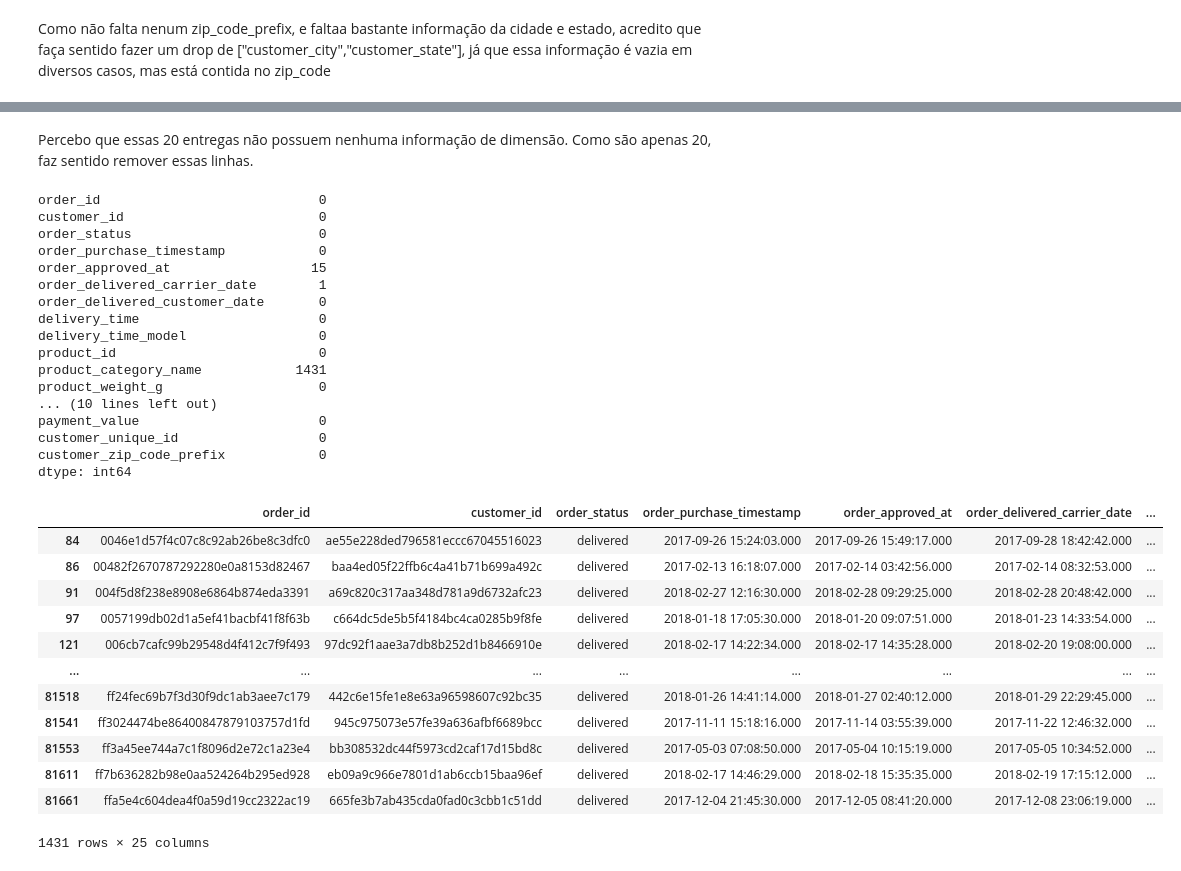
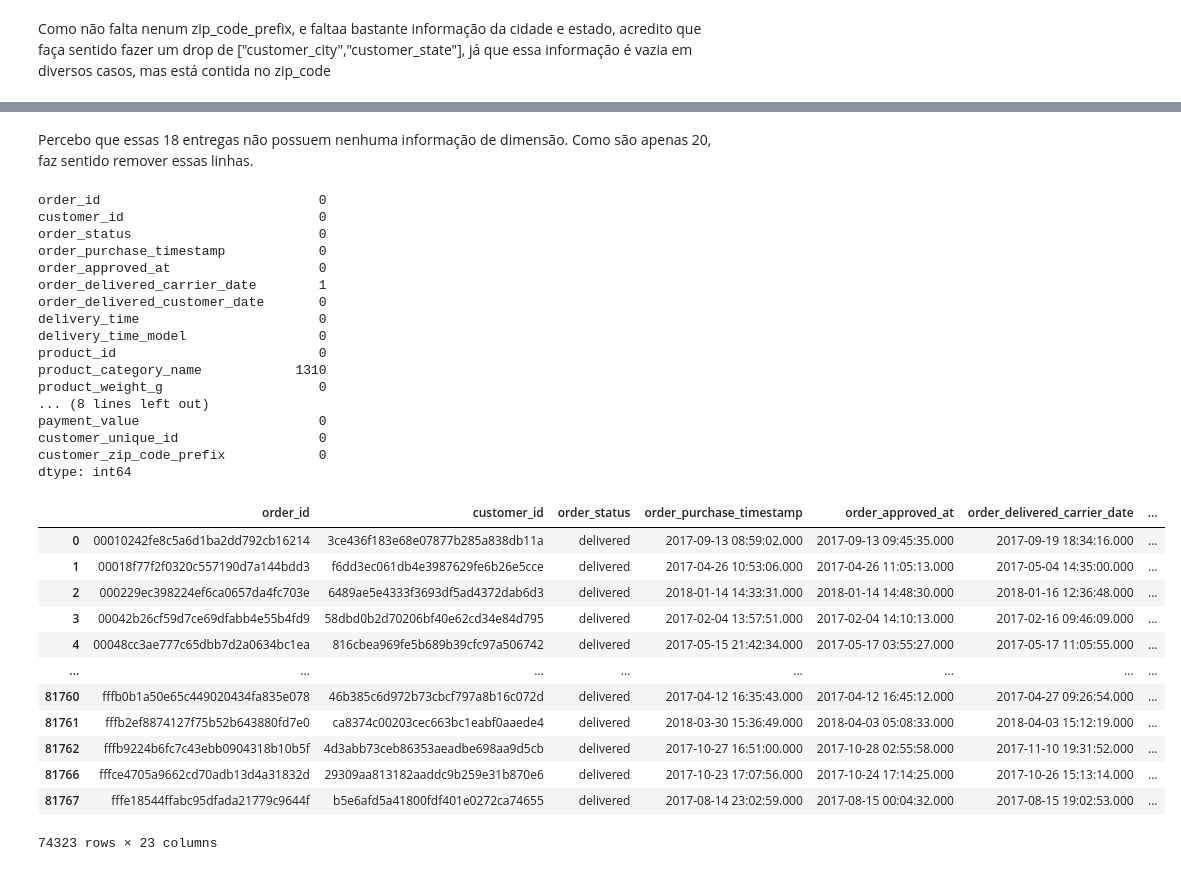
Before and after one commit to mateusono1/De-Company, a Jupyter notebook: main.ipynb, the cells around one changed output, grey strips where cells are left out. Cells and saved outputs as stored; diff of their text form; code cells hidden in the pictures.

Commit message:
Limpeza de linhas duplicadas, colunas inúteis,linhas sem info, coluna de datas formatada para datetime

```diff
--- a/main.ipynb
+++ b/main.ipynb
@@ -5,5 +8,6 @@ import numpy as np
 pd.set_option('display.max_columns', None)
 # %%
 df=pd.read_csv("Data/DE&CO_14_06.csv")
-len(df.columns)
+df.drop_duplicates(inplace=True)
+len(df)
 # %% [output]
@@ -50,7 +54,7 @@ dtype: int64
 # %% [markdown]
 Como não falta nenum zip_code_prefix, e faltaa bastante informação da cidade e estado, acredito que faça sentido fazer um drop de ["customer_city","customer_state"], já que essa informação é vazia em diversos casos, mas está contida no zip_code
 # %%
-df.drop(columns=["customer_city","customer_state"], inplace=True)
+df.drop(columns=["customer_city","customer_state","seller_city","seller_state"], inplace=True)
 # %%
 vazios=df.isnull().sum()
 vazios
@@ -72,5 +76,7 @@ payment_value                       0
 customer_unique_id                  0
 customer_zip_code_prefix            0
 dtype: int64
+# %%
+df=df[df["order_approved_at"].notnull()]
 # %%
 df.loc[df["product_height_cm"].isnull(),["product_height_cm","product_weight_g","product_length_cm","product_width_cm"]]
@@ -80,5 +102,5 @@ numpy.float64
 # %% [markdown]
-Percebo que essas 20 entregas não possuem nenhuma informação de dimensão. Como são apenas 20, faz sentido remover essas linhas.
+Percebo que essas 18 entregas não possuem nenhuma informação de dimensão. Como são apenas 20, faz sentido remover essas linhas.
 # %%
 df=df[df["product_height_cm"].notnull()]
 df.isnull().sum()
@@ -87,32 +109,32 @@ order_id                            0
 customer_id                         0
 order_status                        0
 order_purchase_timestamp            0
-order_approved_at                  15
+order_approved_at                   0
 order_delivered_carrier_date        1
 order_delivered_customer_date       0
 delivery_time                       0
 delivery_time_model                 0
 product_id                          0
-product_category_name            1431
+product_category_name            1310
 product_weight_g                    0
-... (10 lines left out)
+... (8 lines left out)
 payment_value                       0
 customer_unique_id                  0
 customer_zip_code_prefix            0
 dtype: int64
 # %%
-display(df[df["product_category_name"].isnull()])
+display(df)
 # %% [output]
 |  | order_id | customer_id | order_status | order_purchase_timestamp | order_approved_at | order_delivered_carrier_date | ... |
-| 84 | 0046e1d57f4c07c8c92ab26be8c3dfc0 | ae55e228ded796581eccc67045516023 | delivered | 2017-09-26 15:24:03.000 | 2017-09-26 15:49:17.000 | 2017-09-28 18:42:42.000 | ... |
-| 86 | 00482f2670787292280e0a8153d82467 | baa4ed05f22ffb6c4a41b71b699a492c | delivered | 2017-02-13 16:18:07.000 | 2017-02-14 03:42:56.000 | 2017-02-14 08:32:53.000 | ... |
-| 91 | 004f5d8f238e8908e6864b874eda3391 | a69c820c317aa348d781a9d6732afc23 | delivered | 2018-02-27 12:16:30.000 | 2018-02-28 09:29:25.000 | 2018-02-28 20:48:42.000 | ... |
-| 97 | 0057199db02d1a5ef41bacbf41f8f63b | c664dc5de5b5f4184bc4ca0285b9f8fe | delivered | 2018-01-18 17:05:30.000 | 2018-01-20 09:07:51.000 | 2018-01-23 14:33:54.000 | ... |
-| 121 | 006cb7cafc99b29548d4f412c7f9f493 | 97dc92f1aae3a7db8b252d1b8466910e | delivered | 2018-02-17 14:22:34.000 | 2018-02-17 14:35:28.000 | 2018-02-20 19:08:00.000 | ... |
+| 0 | 00010242fe8c5a6d1ba2dd792cb16214 | 3ce436f183e68e07877b285a838db11a | delivered | 2017-09-13 08:59:02.000 | 2017-09-13 09:45:35.000 | 2017-09-19 18:34:16.000 | ... |
+| 1 | 00018f77f2f0320c557190d7a144bdd3 | f6dd3ec061db4e3987629fe6b26e5cce | delivered | 2017-04-26 10:53:06.000 | 2017-04-26 11:05:13.000 | 2017-05-04 14:35:00.000 | ... |
+| 2 | 000229ec398224ef6ca0657da4fc703e | 6489ae5e4333f3693df5ad4372dab6d3 | delivered | 2018-01-14 14:33:31.000 | 2018-01-14 14:48:30.000 | 2018-01-16 12:36:48.000 | ... |
+| 3 | 00042b26cf59d7ce69dfabb4e55b4fd9 | 58dbd0b2d70206bf40e62cd34e84d795 | delivered | 2017-02-04 13:57:51.000 | 2017-02-04 14:10:13.000 | 2017-02-16 09:46:09.000 | ... |
+| 4 | 00048cc3ae777c65dbb7d2a0634bc1ea | 816cbea969fe5b689b39cfc97a506742 | delivered | 2017-05-15 21:42:34.000 | 2017-05-17 03:55:27.000 | 2017-05-17 11:05:55.000 | ... |
 | ... | ... | ... | ... | ... | ... | ... | ... |
-| 81518 | ff24fec69b7f3d30f9dc1ab3aee7c179 | 442c6e15fe1e8e63a96598607c92bc35 | delivered | 2018-01-26 14:41:14.000 | 2018-01-27 02:40:12.000 | 2018-01-29 22:29:45.000 | ... |
-| 81541 | ff3024474be86400847879103757d1fd | 945c975073e57fe39a636afbf6689bcc | delivered | 2017-11-11 15:18:16.000 | 2017-11-14 03:55:39.000 | 2017-11-22 12:46:32.000 | ... |
-| 81553 | ff3a45ee744a7c1f8096d2e72c1a23e4 | bb308532dc44f5973cd2caf17d15bd8c | delivered | 2017-05-03 07:08:50.000 | 2017-05-04 10:15:19.000 | 2017-05-05 10:34:52.000 | ... |
-| 81611 | ff7b636282b98e0aa524264b295ed928 | eb09a9c966e7801d1ab6ccb15baa96ef | delivered | 2018-02-17 14:46:29.000 | 2018-02-18 15:35:35.000 | 2018-02-19 17:15:12.000 | ... |
-| 81661 | ffa5e4c604dea4f0a59d19cc2322ac19 | 665fe3b7ab435cda0fad0c3cbb1c51dd | delivered | 2017-12-04 21:45:30.000 | 2017-12-05 08:41:20.000 | 2017-12-08 23:06:19.000 | ... |
+| 81760 | fffb0b1a50e65c449020434fa835e078 | 46b385c6d972b73cbcf797a8b16c072d | delivered | 2017-04-12 16:35:43.000 | 2017-04-12 16:45:12.000 | 2017-04-27 09:26:54.000 | ... |
+| 81761 | fffb2ef8874127f75b52b643880fd7e0 | ca8374c00203cec663bc1eabf0aaede4 | delivered | 2018-03-30 15:36:49.000 | 2018-04-03 05:08:33.000 | 2018-04-03 15:12:19.000 | ... |
+| 81762 | fffb9224b6fc7c43ebb0904318b10b5f | 4d3abb73ceb86353aeadbe698aa9d5cb | delivered | 2017-10-27 16:51:00.000 | 2017-10-28 02:55:58.000 | 2017-11-10 19:31:52.000 | ... |
+| 81766 | fffce4705a9662cd70adb13d4a31832d | 29309aa813182aaddc9b259e31b870e6 | delivered | 2017-10-23 17:07:56.000 | 2017-10-24 17:14:25.000 | 2017-10-26 15:13:14.000 | ... |
+| 81767 | fffe18544ffabc95dfada21779c9644f | b5e6afd5a41800fdf401e0272ca74655 | delivered | 2017-08-14 23:02:59.000 | 2017-08-15 00:04:32.000 | 2017-08-15 19:02:53.000 | ... |
-1431 rows × 25 columns
+74323 rows × 23 columns
```
Also changed, not shown: parts of 12 cells of this notebook.
